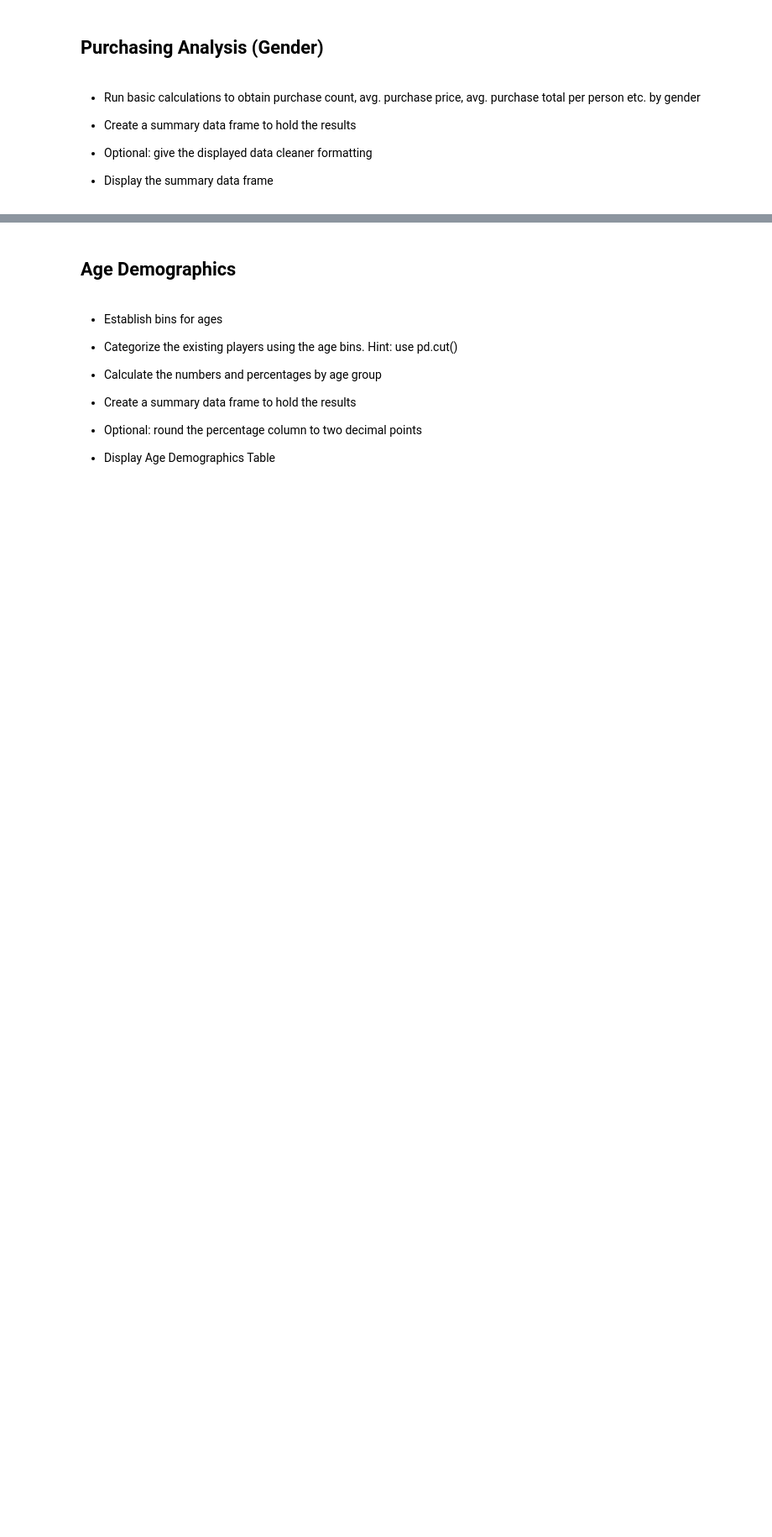
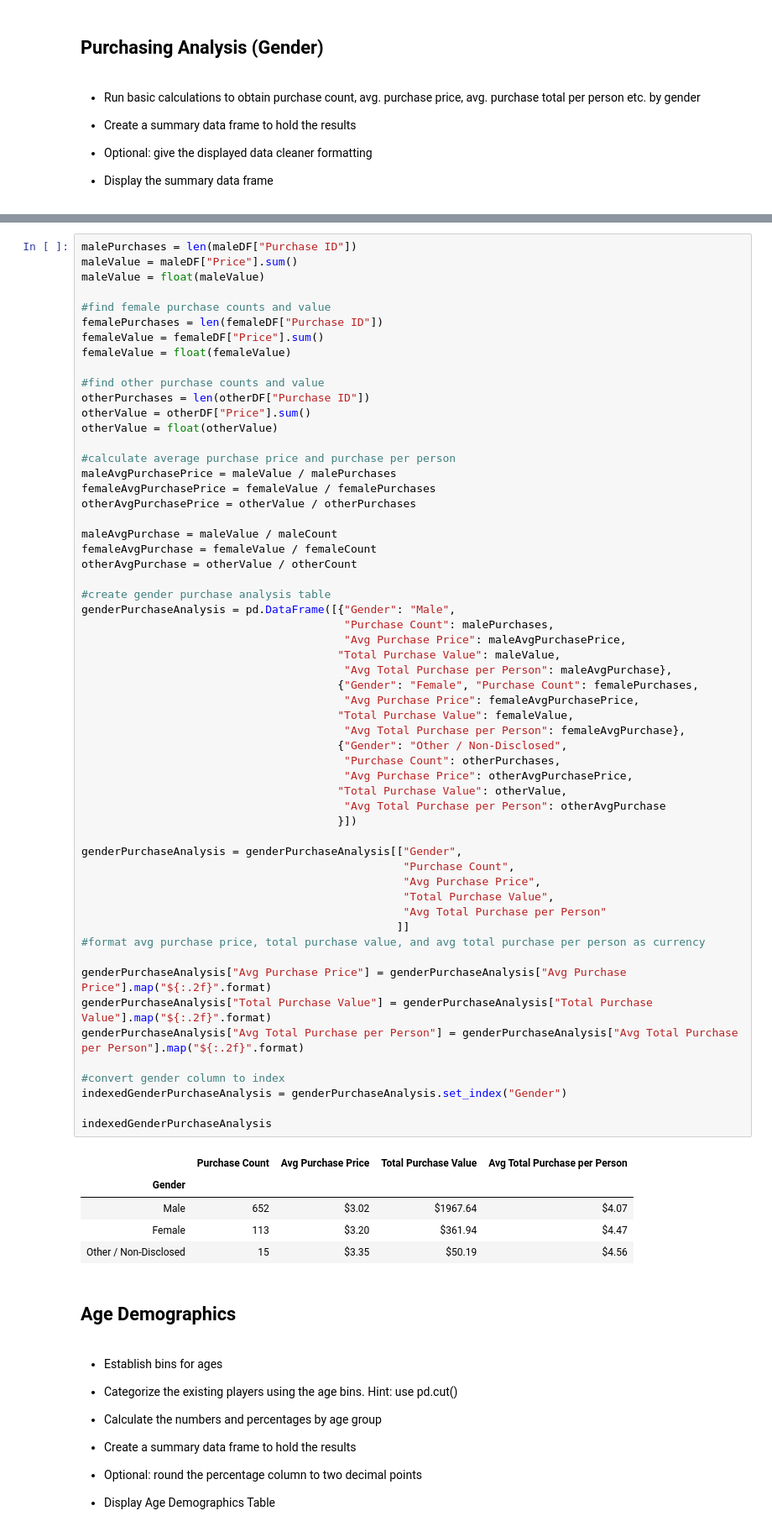
Before and after one commit to sruelle/pandas-challenge, a Jupyter notebook: HeroesofPymoli/HeroesOfPymoli_starter.ipynb, the cells around one changed output, grey strips where cells are left out. Shown at 84% size. Saved outputs shown, nothing was run; the diff lists cells and outputs as text; blank space fills up the shorter version.

```diff
--- a/HeroesofPymoli/HeroesOfPymoli_starter.ipynb
+++ b/HeroesofPymoli/HeroesOfPymoli_starter.ipynb
@@ -129,3 +130,66 @@ pd.DataFrame(purchase_data["Gender"].value_counts())
+# %%
+malePurchases = len(maleDF["Purchase ID"])
+maleValue = maleDF["Price"].sum()
+maleValue = float(maleValue)
+
+#find female purchase counts and value
+femalePurchases = len(femaleDF["Purchase ID"])
+femaleValue = femaleDF["Price"].sum()
+femaleValue = float(femaleValue)
+
+#find other purchase counts and value
+otherPurchases = len(otherDF["Purchase ID"])
+otherValue = otherDF["Price"].sum()
+otherValue = float(otherValue)
+
+#calculate average purchase price and purchase per person
+maleAvgPurchasePrice = maleValue / malePurchases
+femaleAvgPurchasePrice = femaleValue / femalePurchases
+otherAvgPurchasePrice = otherValue / otherPurchases
+
+maleAvgPurchase = maleValue / maleCount
+femaleAvgPurchase = femaleValue / femaleCount
+otherAvgPurchase = otherValue / otherCount
+
+#create gender purchase analysis table
+genderPurchaseAnalysis = pd.DataFrame([{"Gender": "Male",
+                                        "Purchase Count": malePurchases,
+                                        "Avg Purchase Price": maleAvgPurchasePrice,
+                                       "Total Purchase Value": maleValue,
+                                        "Avg Total Purchase per Person": maleAvgPurchase},
+                                       {"Gender": "Female", "Purchase Count": femalePurchases,
+                                        "Avg Purchase Price": femaleAvgPurchasePrice,
+                                       "Total Purchase Value": femaleValue,
+                                        "Avg Total Purchase per Person": femaleAvgPurchase},
+                                       {"Gender": "Other / Non-Disclosed",
+                                        "Purchase Count": otherPurchases,
+                                        "Avg Purchase Price": otherAvgPurchasePrice,
+                                       "Total Purchase Value": otherValue,
+                                        "Avg Total Purchase per Person": otherAvgPurchase
+                                       }])
+
+genderPurchaseAnalysis = genderPurchaseAnalysis[["Gender",
+                                                 "Purchase Count",
+                                                 "Avg Purchase Price",
+                                                 "Total Purchase Value",
+                                                 "Avg Total Purchase per Person"
+                                                ]]
+#format avg purchase price, total purchase value, and avg total purchase per person as currency
+
+genderPurchaseAnalysis["Avg Purchase Price"] = genderPurchaseAnalysis["Avg Purchase Price"].map("${:.2f}".format)
+genderPurchaseAnalysis["Total Purchase Value"] = genderPurchaseAnalysis["Total Purchase Value"].map("${:.2f}".format)
+genderPurchaseAnalysis["Avg Total Purchase per Person"] = genderPurchaseAnalysis["Avg Total Purchase per Person"].map("${:.2f}".format)
+
+#convert gender column to index
+indexedGenderPurchaseAnalysis = genderPurchaseAnalysis.set_index("Gender")
+
+indexedGenderPurchaseAnalysis
+# %% [output]
+|  | Purchase Count | Avg Purchase Price | Total Purchase Value | Avg Total Purchase per Person |
+| Gender |  |  |  |  |
+| Male | 652 | $3.02 | $1967.64 | $4.07 |
+| Female | 113 | $3.20 | $361.94 | $4.47 |
+| Other / Non-Disclosed | 15 | $3.35 | $50.19 | $4.56 |
 # %% [markdown]
 ## Age Demographics
 # %% [markdown]
```
Also changed, not shown: parts of 13 cells of this notebook.
